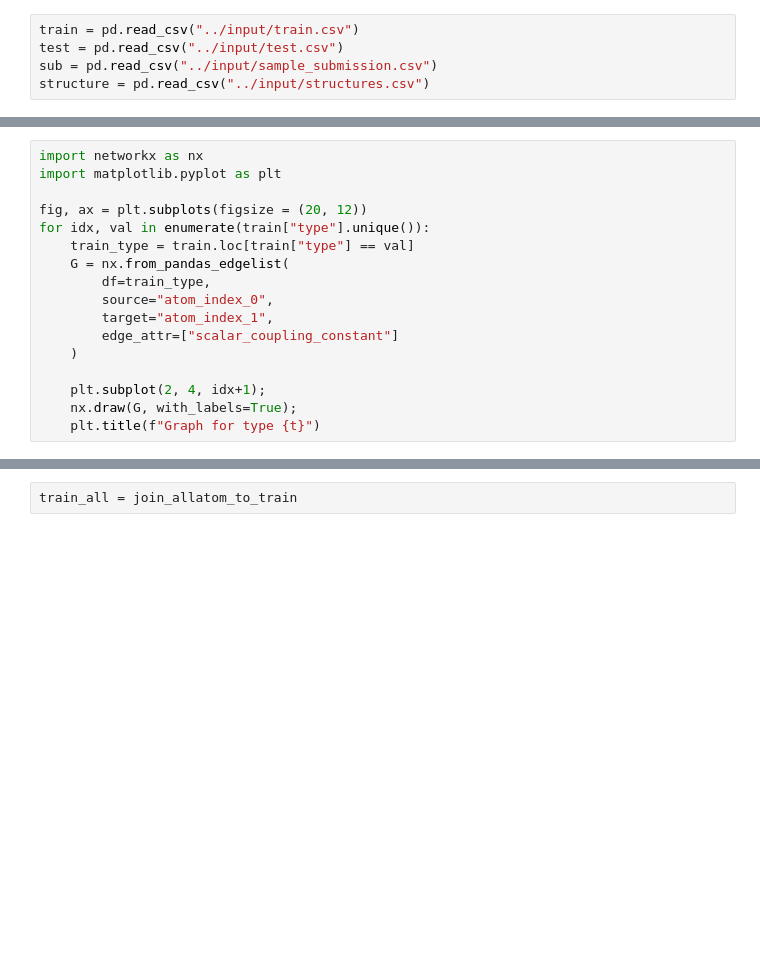
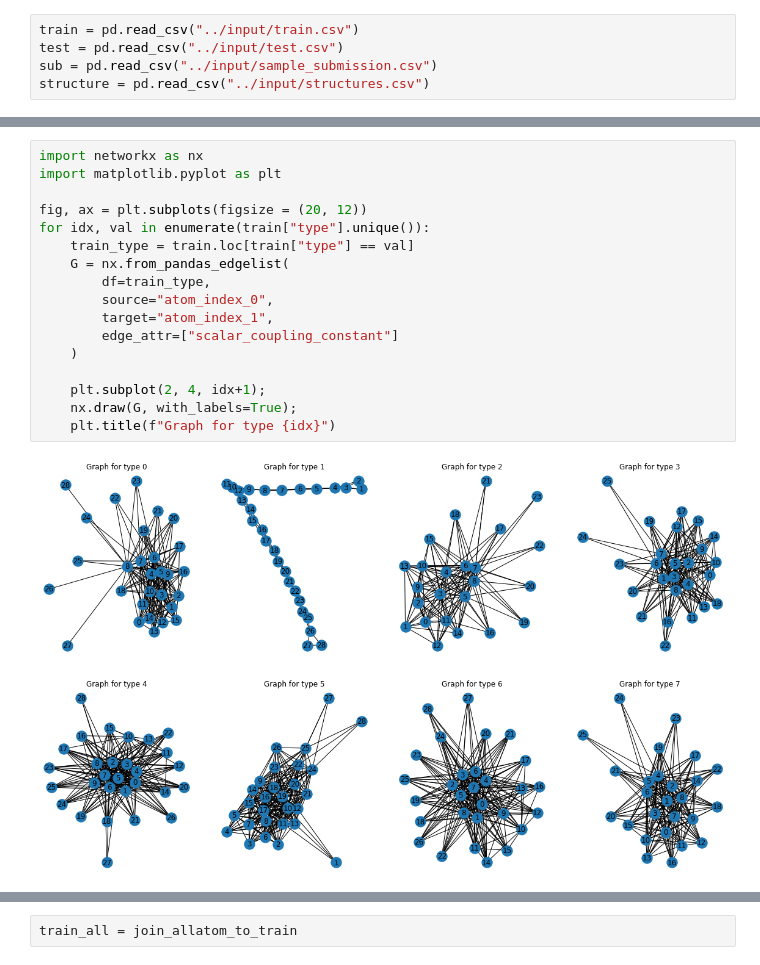
Before and after one commit to akiabe/kaggle_predict-molecular-properties, a Jupyter notebook: notebooks/beseline.ipynb, the cells around one changed output, grey strips where cells are left out. Cells and saved outputs as stored; diff of their text form; blank space fills up the shorter version.

```diff
--- a/notebooks/beseline.ipynb
+++ b/notebooks/beseline.ipynb
@@ -40,20 +91,22 @@ train.head()
 # %%
 import networkx as nx
 import matplotlib.pyplot as plt
 
 fig, ax = plt.subplots(figsize = (20, 12))
 for idx, val in enumerate(train["type"].unique()):
     train_type = train.loc[train["type"] == val]
     G = nx.from_pandas_edgelist(
         df=train_type,
         source="atom_index_0",
         target="atom_index_1",
         edge_attr=["scalar_coupling_constant"]
     )
 
     plt.subplot(2, 4, idx+1);
     nx.draw(G, with_labels=True);
-    plt.title(f"Graph for type {t}")
+    plt.title(f"Graph for type {idx}")
+# %% [output]
+[figure, added]
 # %%
 fig, ax = plt.subplots(figsize = (20, 12))
 for idx, val in enumerate(train["type"].unique()):
```
Also changed, not shown: parts of 50 cells of this notebook.
